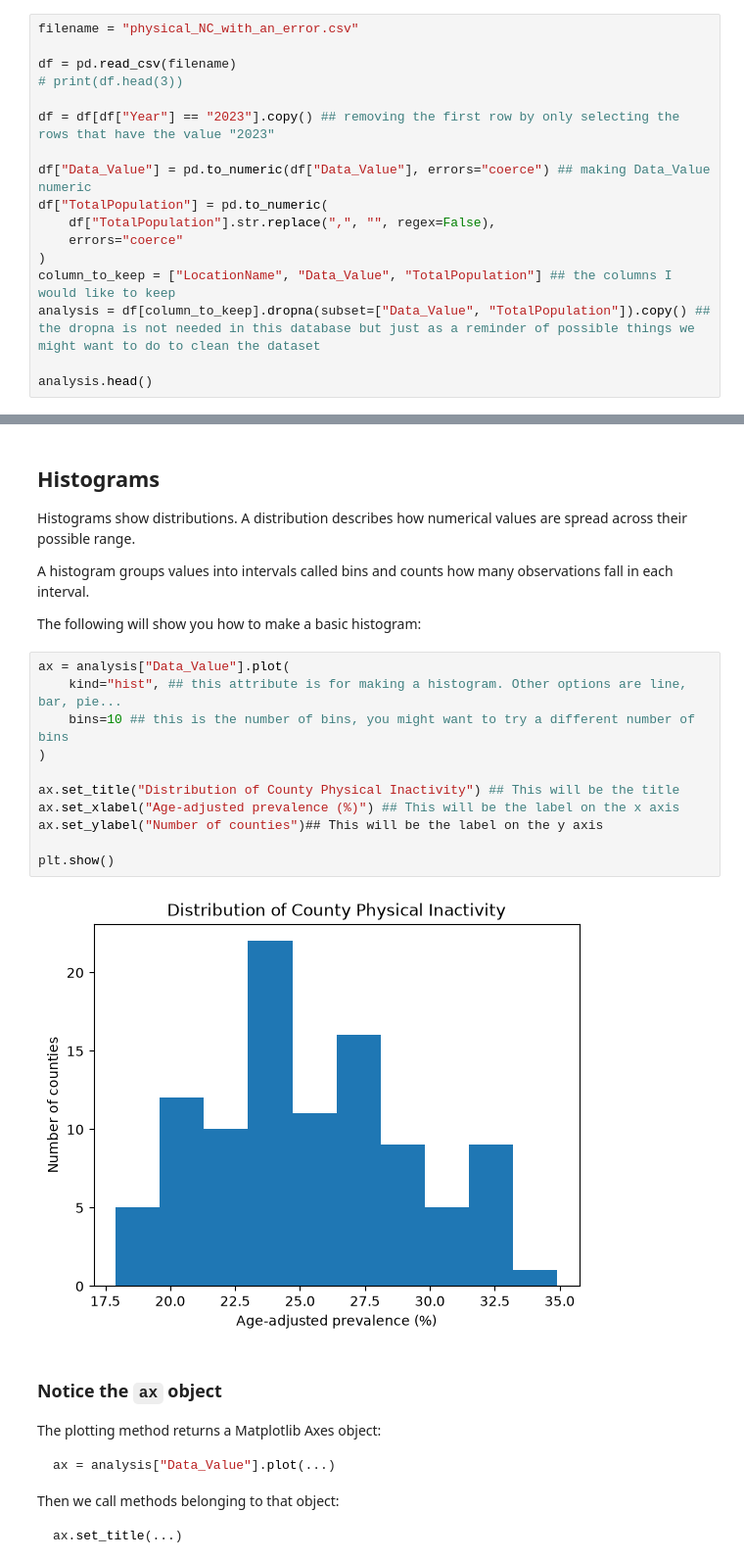
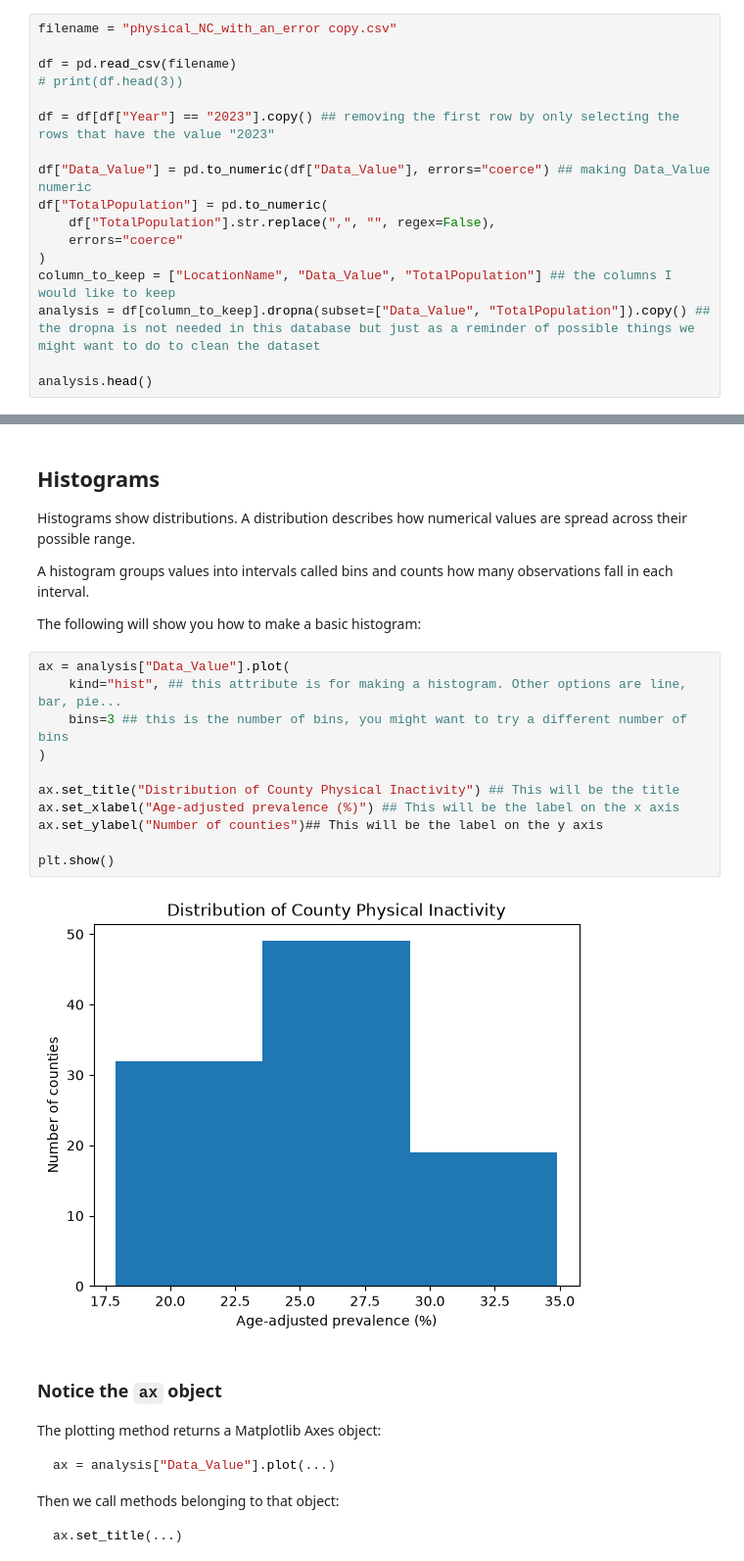
Before and after one commit to oliviapozytko/geog592-opozytko, a Jupyter notebook: schedule/week04/GEOG592_Module3_Day3_Visualization_Classification_vSept15.ipynb, the cells around one changed output, grey strips where cells are left out. Shown at 98% size. Saved outputs shown, nothing was run; the diff lists cells and outputs as text.

```diff
--- a/schedule/week04/GEOG592_Module3_Day3_Visualization_Classification_vSept15.ipynb
+++ b/schedule/week04/GEOG592_Module3_Day3_Visualization_Classification_vSept15.ipynb
@@ -74,7 +87,7 @@ import matplotlib.pyplot as plt
 
 We will repeat only the cleaning steps needed for today's analysis.
 # %%
-filename = "physical_NC_with_an_error.csv"
+filename = "physical_NC_with_an_error copy.csv"
 
 df = pd.read_csv(filename)
 # print(df.head(3))
@@ -127,16 +140,16 @@ The following will show you how to make a basic histogram:
 # %%
 ax = analysis["Data_Value"].plot(
     kind="hist", ## this attribute is for making a histogram. Other options are line, bar, pie...
-    bins=10 ## this is the number of bins, you might want to try a different number of bins
+    bins=3 ## this is the number of bins, you might want to try a different number of bins
 )
 
 ax.set_title("Distribution of County Physical Inactivity") ## This will be the title
 ax.set_xlabel("Age-adjusted prevalence (%)") ## This will be the label on the x axis
 ax.set_ylabel("Number of counties")## This will be the label on the y axis
 
 plt.show()
 # %% [output]
-[figure, old version]
+[figure, new version]
 # %% [markdown]
 ### Notice the `ax` object
 
```
Also changed, not shown: parts of 1 cell of this notebook, 1 other file.
